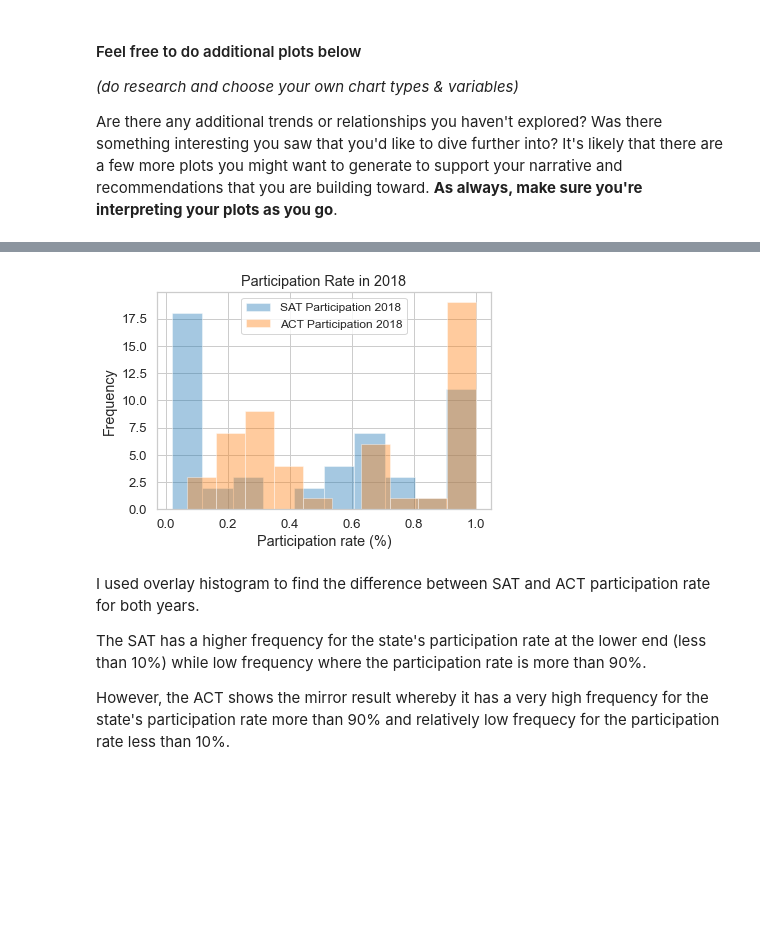
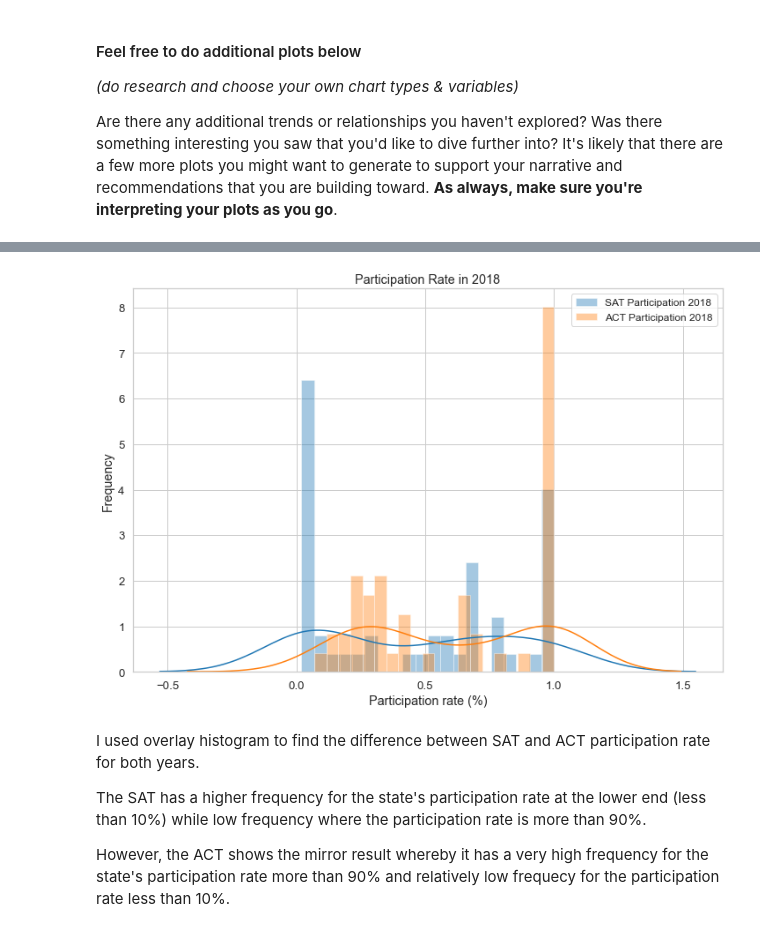
Before and after one commit to JackFongNew/dsiprojects, a Jupyter notebook: SAT_ACT_Analysis_17_18/code/SAT & ACT Analysis.ipynb, the cells around one changed output, grey strips where cells are left out. Saved outputs shown, nothing was run; the diff lists cells and outputs as text; code cells hidden in the pictures; blank space fills up the shorter version.

```diff
--- a/SAT_ACT_Analysis_17_18/code/SAT & ACT Analysis.ipynb
+++ b/SAT_ACT_Analysis_17_18/code/SAT & ACT Analysis.ipynb
@@ -1544,12 +1550,13 @@ plt.ylabel('Frequency');
 # %%
-sns.distplot(final['sat_part_18'], kde=False, label='SAT Participation 2018', bins = 10)
-sns.distplot(final['act_part_18'], kde=False, label='ACT Participation 2018', bins = 10)
+plt.figure(figsize=(12,8))
+sns.distplot(final['sat_part_18'], kde=True, label='SAT Participation 2018', bins = 20)
+sns.distplot(final['act_part_18'], kde=True, label='ACT Participation 2018', bins = 20)
 plt.legend(prop={'size': 12})
 plt.title('Participation Rate in 2018')
 plt.xlabel('Participation rate (%)')
 plt.ylabel('Frequency');
 # %% [output]
-[figure, old version]
+[figure, new version]
 # %% [markdown]
 I used overlay histogram to find the difference between SAT and ACT participation rate for both years.
 
```
Also changed, not shown: parts of 13 cells of this notebook, 4 other files.
